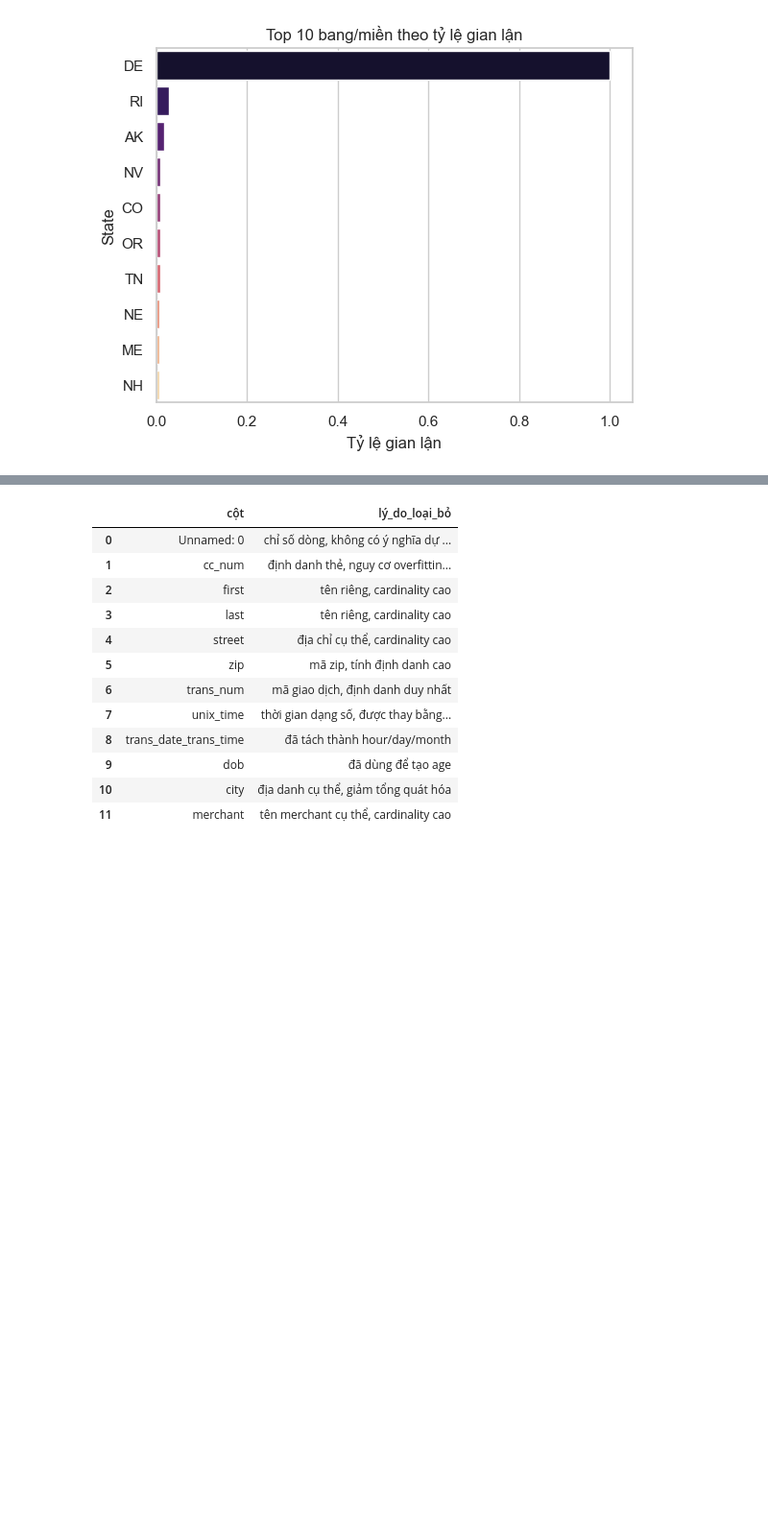
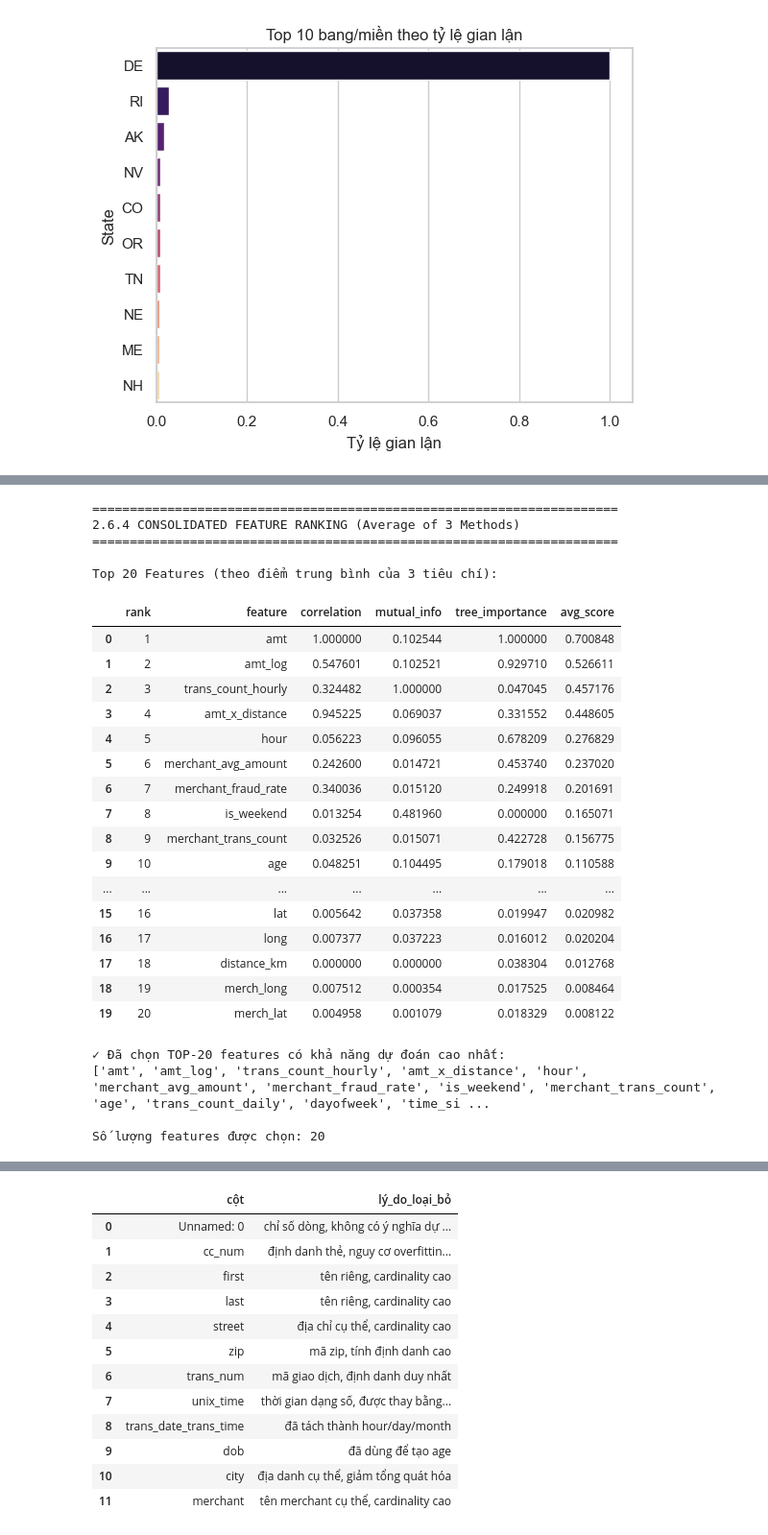
Before and after one commit to huihoang/DataM-DataW, a Jupyter notebook: notebooks/fraud_detection_btl.ipynb, the cells around one changed output, grey strips where cells are left out. Shown at 96% size. Drawn from its saved outputs; the diff is of its cells as text; code cells hidden in the pictures; blank space fills up the shorter version.

```diff
--- a/notebooks/fraud_detection_btl.ipynb
+++ b/notebooks/fraud_detection_btl.ipynb
@@ -1251,0 +1233,18 @@ Bước này giúp phát hiện:
+# %%
+# 2.6.3 Ranking Features bằng Tree-based Importance
+print("=" * 70)
+print("2.6.3 TREE-BASED FEATURE IMPORTANCE RANKING")
+print("=" * 70)
+
+# Train một Random Forest nhanh để lấy feature importance
+X_rf = X_mi.copy()
+rf_quick = RandomForestClassifier(n_estimators=100, random_state=RANDOM_STATE, n_jobs=1, max_depth=10)
+rf_quick.fit(X_rf, y_mi)
+
+importance_ranking = pd.Series(rf_quick.feature_importances_,
+                               index=numeric_features_for_fs).sort_values(ascending=False)
+print(importance_ranking.head(20))
+print()
+
+# Normalize importance ranking (0-1)
+import_rank_norm = (importance_ranking - importance_ranking.min()) / (importance_ranking.max() - importance_ranking.min())
@@ -1251,0 +1269,61 @@ Bước này giúp phát hiện:
+# %%
+# 2.6.4 Consolidate Rankings và Chọn Top Features
+print("=" * 70)
+print("2.6.4 CONSOLIDATED FEATURE RANKING (Average of 3 Methods)")
+print("=" * 70)
+
+ranking_df = (
+    pd.concat(
+        [
+            corr_rank_norm.rename('correlation'),
+            mi_rank_norm.rename('mutual_info'),
+            import_rank_norm.rename('tree_importance'),
+        ],
+        axis=1,
+    )
+    .fillna(0)
+    .reset_index()
+    .rename(columns={'index': 'feature'})
+)
+
+ranking_df['avg_score'] = ranking_df[['correlation', 'mutual_info', 'tree_importance']].mean(axis=1)
+ranking_df = ranking_df.sort_values('avg_score', ascending=False).reset_index(drop=True)
+ranking_df['rank'] = range(1, len(ranking_df) + 1)
+
+TOP_K = 20
+print(f"\nTop {TOP_K} Features (theo điểm trung bình của 3 tiêu chí):\n")
+display(ranking_df.head(TOP_K)[['rank', 'feature', 'correlation', 'mutual_info', 'tree_importance', 'avg_score']])
+
+selected_features = ranking_df.head(TOP_K)['feature'].tolist()
+print(f"\n✓ Đã chọn TOP-{TOP_K} features có khả năng dự đoán cao nhất:")
+print(selected_features)
+
+important_features = selected_features
+print(f"\nSố lượng features được chọn: {len(important_features)}")
+# %% [output]
+======================================================================
+2.6.4 CONSOLIDATED FEATURE RANKING (Average of 3 Methods)
+======================================================================
+
+Top 20 Features (theo điểm trung bình của 3 tiêu chí):
+|  | rank | feature | correlation | mutual_info | tree_importance | avg_score |
+| 0 | 1 | amt | 1.000000 | 0.102544 | 1.000000 | 0.700848 |
+| 1 | 2 | amt_log | 0.547601 | 0.102521 | 0.929710 | 0.526611 |
+| 2 | 3 | trans_count_hourly | 0.324482 | 1.000000 | 0.047045 | 0.457176 |
+| 3 | 4 | amt_x_distance | 0.945225 | 0.069037 | 0.331552 | 0.448605 |
+| 4 | 5 | hour | 0.056223 | 0.096055 | 0.678209 | 0.276829 |
+| 5 | 6 | merchant_avg_amount | 0.242600 | 0.014721 | 0.453740 | 0.237020 |
+| 6 | 7 | merchant_fraud_rate | 0.340036 | 0.015120 | 0.249918 | 0.201691 |
+| 7 | 8 | is_weekend | 0.013254 | 0.481960 | 0.000000 | 0.165071 |
+| 8 | 9 | merchant_trans_count | 0.032526 | 0.015071 | 0.422728 | 0.156775 |
+| 9 | 10 | age | 0.048251 | 0.104495 | 0.179018 | 0.110588 |
+| ... | ... | ... | ... | ... | ... | ... |
+| 15 | 16 | lat | 0.005642 | 0.037358 | 0.019947 | 0.020982 |
+| 16 | 17 | long | 0.007377 | 0.037223 | 0.016012 | 0.020204 |
+| 17 | 18 | distance_km | 0.000000 | 0.000000 | 0.038304 | 0.012768 |
+| 18 | 19 | merch_long | 0.007512 | 0.000354 | 0.017525 | 0.008464 |
+| 19 | 20 | merch_lat | 0.004958 | 0.001079 | 0.018329 | 0.008122 |
+✓ Đã chọn TOP-20 features có khả năng dự đoán cao nhất:
+['amt', 'amt_log', 'trans_count_hourly', 'amt_x_distance', 'hour', 'merchant_avg_amount', 'merchant_fraud_rate', 'is_weekend', 'merchant_trans_count', 'age', 'trans_count_daily', 'dayofweek', 'time_si ...
+
+Số lượng features được chọn: 20
```
Also changed, not shown: parts of 56 cells of this notebook.
